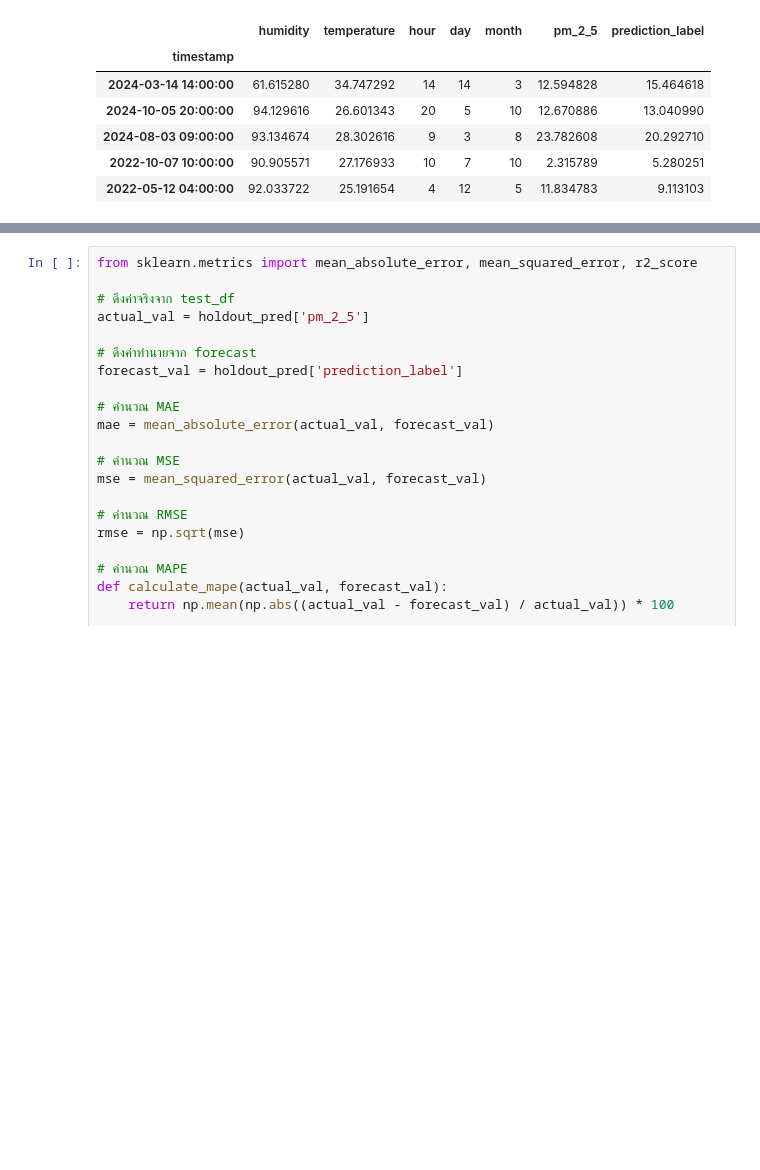
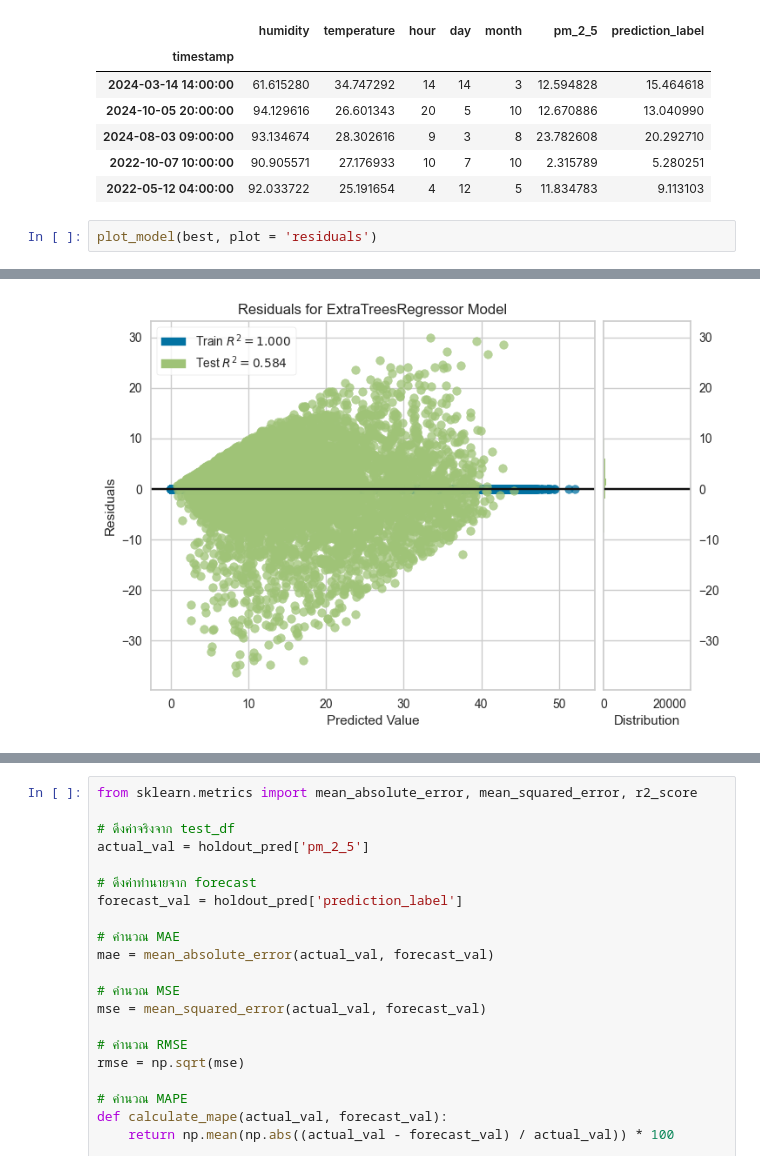
Before and after one commit to Napatsawan9806/Term_project, a Jupyter notebook: train.ipynb, the cells around one changed output, grey strips where cells are left out. Drawn from its saved outputs; the diff is of its cells as text; blank space fills up the shorter version.

```diff
--- a/train.ipynb
+++ b/train.ipynb
@@ -355,3 +367,6 @@ holdout_pred.head()
 | 2024-08-03 09:00:00 | 93.134674 | 28.302616 | 9 | 3 | 8 | 23.782608 | 20.292710 |
 | 2022-10-07 10:00:00 | 90.905571 | 27.176933 | 10 | 7 | 10 | 2.315789 | 5.280251 |
 | 2022-05-12 04:00:00 | 92.033722 | 25.191654 | 4 | 12 | 5 | 11.834783 | 9.113103 |
+# %%
+plot_model(best, plot = 'residuals')
+# %% [output]
@@ -357,0 +374 @@ holdout_pred.head()
+[figure, added]
```
Also changed, not shown: parts of 8 cells of this notebook, 3 other files.
